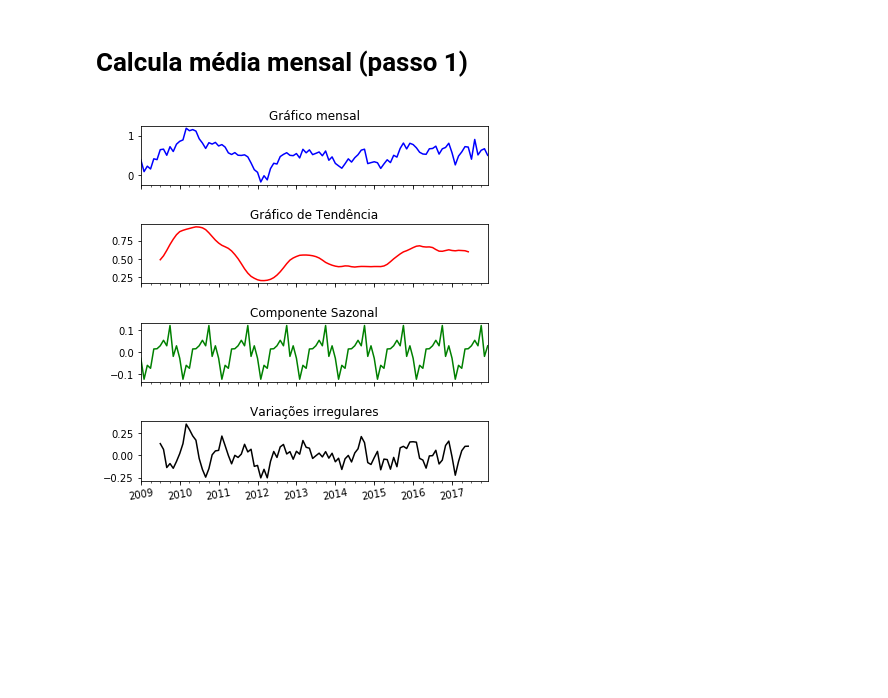
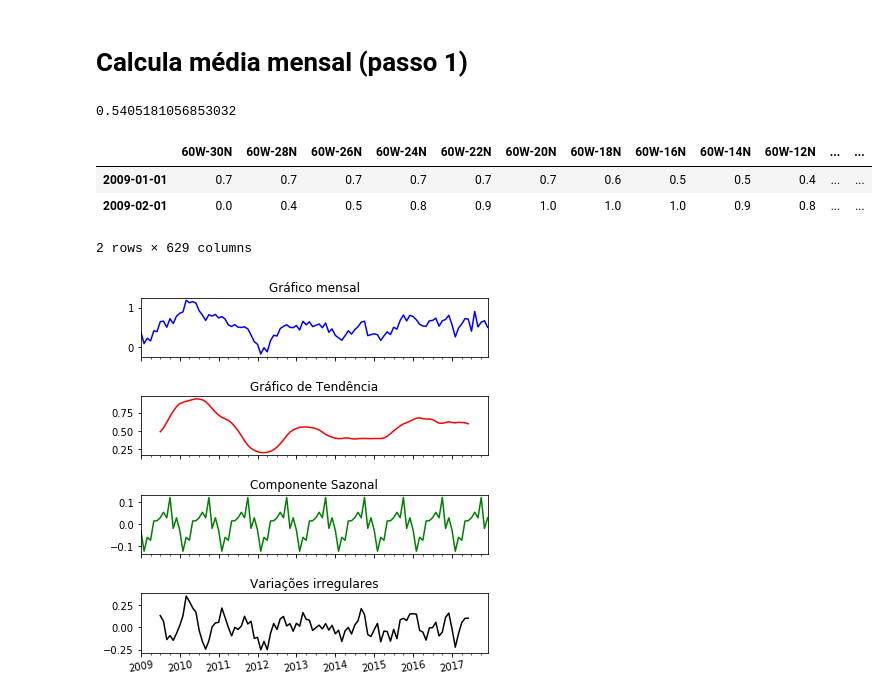
Before and after one commit to tiagotele/experimentos_oceanografia, a Jupyter notebook: Nova anomalia.ipynb, the cells around one changed output. Cells and saved outputs as stored; diff of their text form; code cells hidden in the pictures; blank space fills up the shorter version.

```diff
--- a/Nova anomalia.ipynb
+++ b/Nova anomalia.ipynb
@@ -247,9 +247,22 @@ funceme_df.shape
 # %% [markdown]
 # Calcula média mensal (passo 1)
 # %%
+# Cria média para cada mês adicionando a coluna "media_mensal"
 medias_mensais = []
 for date,row in funceme_df.iterrows():
     media = (reduce(lambda x,y: x+y,row)/len(row))
     medias_mensais.append(media)
-funceme_df.loc[:,"media"] = pd.Series(medias_mensais, index=funceme_df.index)
+funceme_df.loc[:,"media_mensal"] = pd.Series(medias_mensais, index=funceme_df.index)
+
+MEDIA_GERAL = funceme_df["media_mensal"].mean()
+MEDIA_GERAL
+# %% [output]
+0.5405181056853032
+# %%
+funceme_df.head(2)
+# %% [output]
+|  | 60W-30N | 60W-28N | 60W-26N | 60W-24N | 60W-22N | 60W-20N | 60W-18N | 60W-16N | 60W-14N | 60W-12N | ... | ... |
+| 2009-01-01 | 0.7 | 0.7 | 0.7 | 0.7 | 0.7 | 0.7 | 0.6 | 0.5 | 0.5 | 0.4 | ... | ... |
+| 2009-02-01 | 0.0 | 0.4 | 0.5 | 0.8 | 0.9 | 1.0 | 1.0 | 1.0 | 0.9 | 0.8 | ... | ... |
+2 rows × 629 columns
 # %%
```
Also changed, not shown: parts of 6 cells of this notebook.
